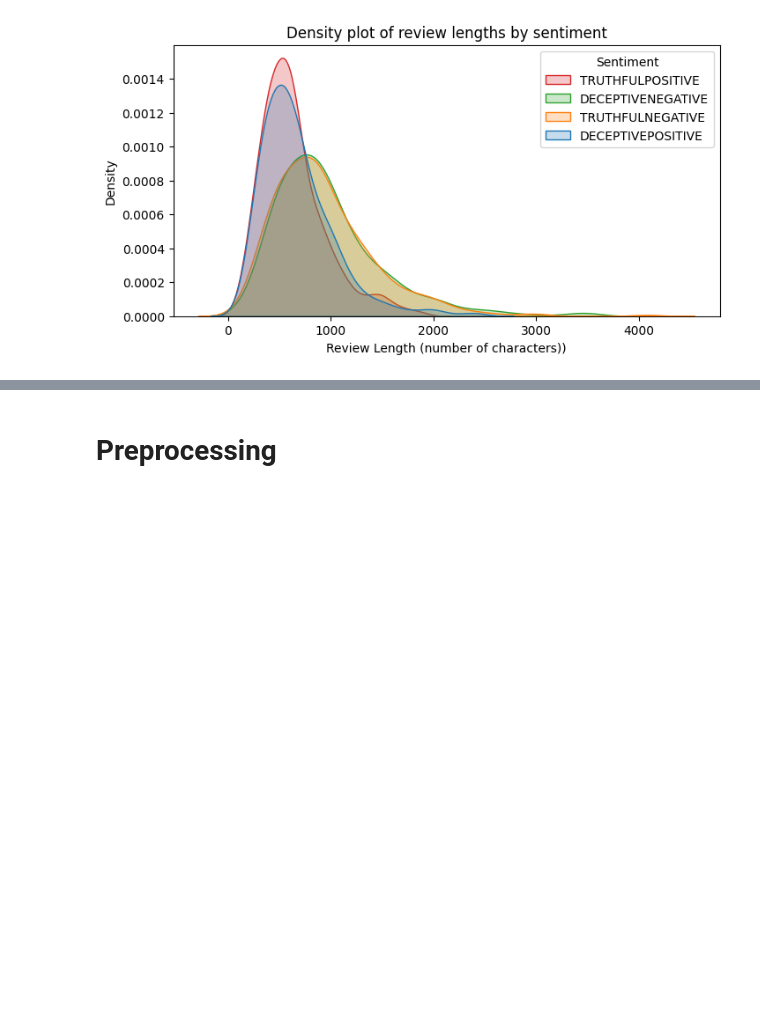
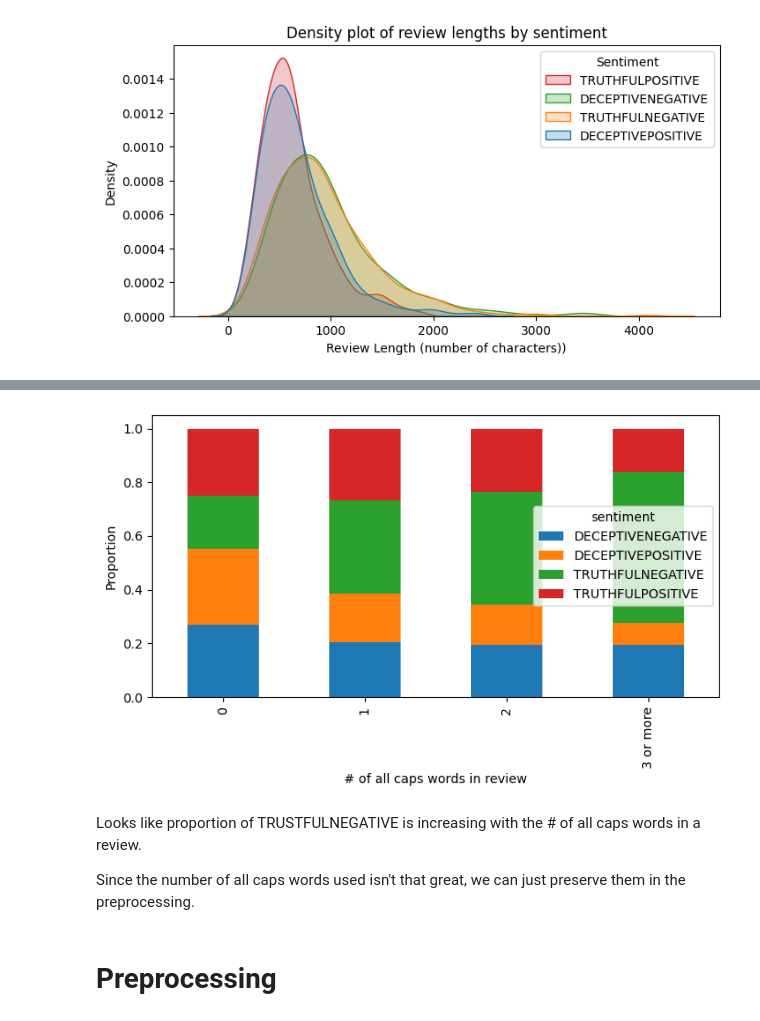
Before and after one commit to JJestel/NL, a Jupyter notebook: MP2/project.ipynb, the cells around one changed output, grey strips where cells are left out. Drawn from its saved outputs; the diff is of its cells as text; code cells hidden in the pictures; blank space fills up the shorter version.

```diff
--- a/MP2/project.ipynb
+++ b/MP2/project.ipynb
@@ -316,0 +321,3 @@ all_caps_count = data['review'].apply(count_all_caps)
+# %%
+data.loc[data["all_caps_count"] >= 3, "all_caps_count"] = '3 or more'
+pd.crosstab(index=data["all_caps_count"], columns=data["sentiment"])
@@ -317,3 +331,15 @@ all_caps_count = data['review'].apply(count_all_caps)
+# %%
+cross_tab = pd.crosstab(index=data["all_caps_count"], columns=data["sentiment"], normalize="index")
+cross_tab.plot(kind="bar", stacked=True, figsize=(8, 4))
+plt.ylabel("Proportion")
+plt.xlabel("# of all caps words in review")
+plt.show()
+# %% [output]
+[figure, added]
+# %% [markdown]
+Looks like proportion of TRUSTFULNEGATIVE is increasing with the # of all caps words in a review.
+
+Since the number of all caps words used isn't that great, we can just preserve them in the preprocessing.
 # %% [markdown]
 # Preprocessing
 # %% [markdown]
```
Also changed, not shown: parts of 6 cells of this notebook.
